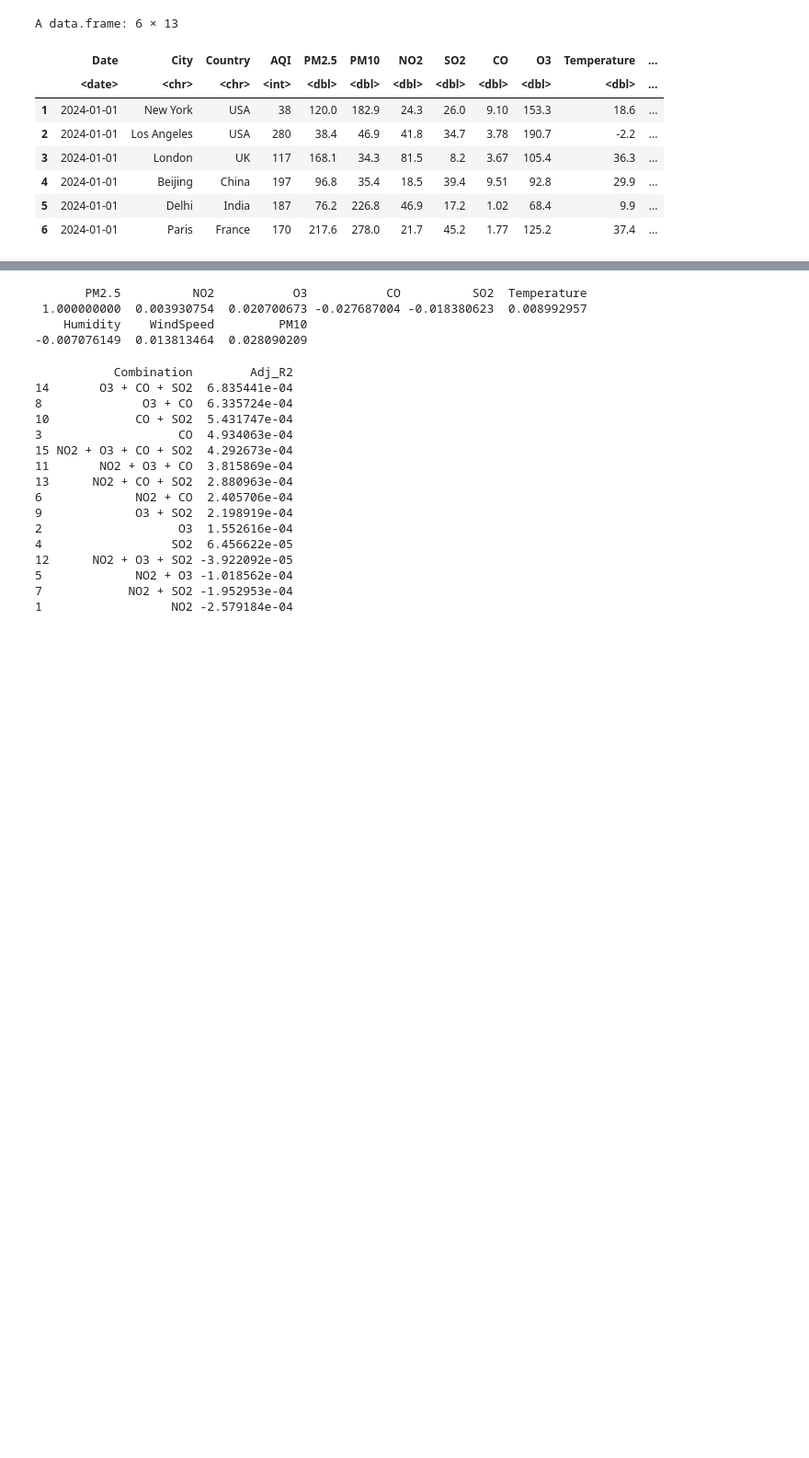
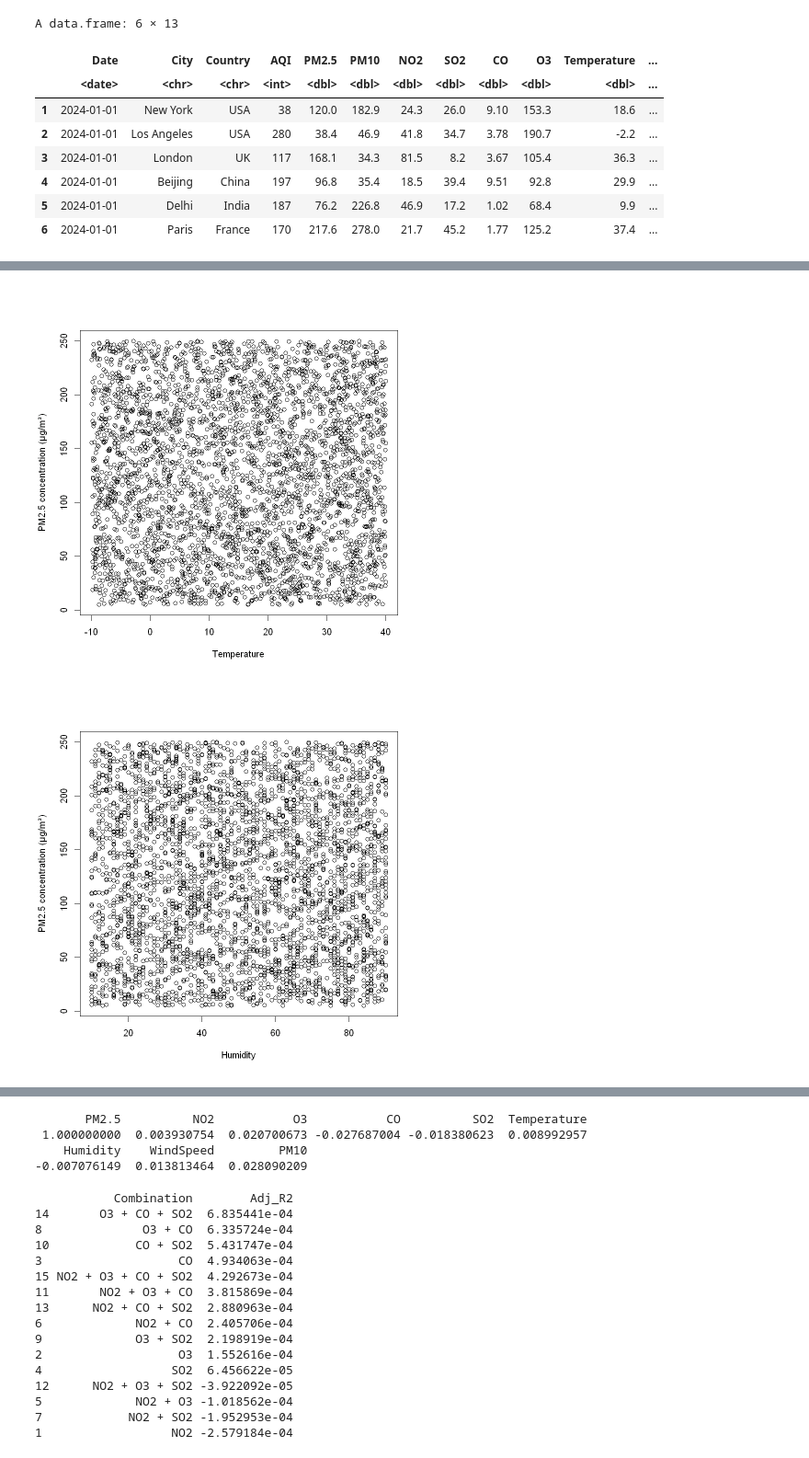
Before and after one commit to h2woobin/Global-Air-Quality-, a Jupyter notebook: main/air_quality_yerine.ipynb, the cells around one changed output, grey strips where cells are left out. Shown at 92% size. Saved outputs shown, nothing was run; the diff lists cells and outputs as text; code cells hidden in the pictures; blank space fills up the shorter version.

```diff
--- a/main/air_quality_yerine.ipynb
+++ b/main/air_quality_yerine.ipynb
@@ -103,0 +125,8 @@ A data.frame: 6 × 13
+# %%
+#Scatterplots for three weather factors
+plot(x = air_quality_clean$Temperature, y = air_quality_clean$PM2.5, xlab = "Temperature", ylab = "PM2.5 concentration (µg/m³)")
+plot(x = air_quality_clean$Humidity, y = air_quality_clean$PM2.5, xlab = "Humidity", ylab = "PM2.5 concentration (µg/m³)")
+plot(x = air_quality_clean$WindSpeed, y = air_quality_clean$PM2.5, xlab = "WindSpeed", ylab = "PM2.5 concentration (µg/m³)")
+# %% [output]
+[figure, added]
+[figure, added]
```
Also changed, not shown: parts of 4 cells of this notebook.
